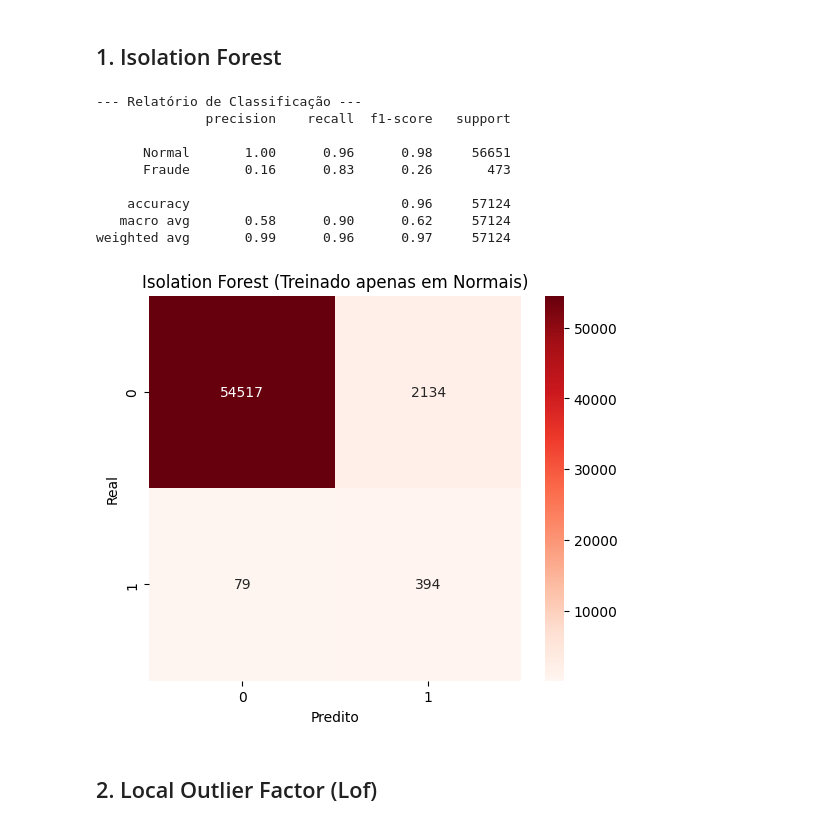
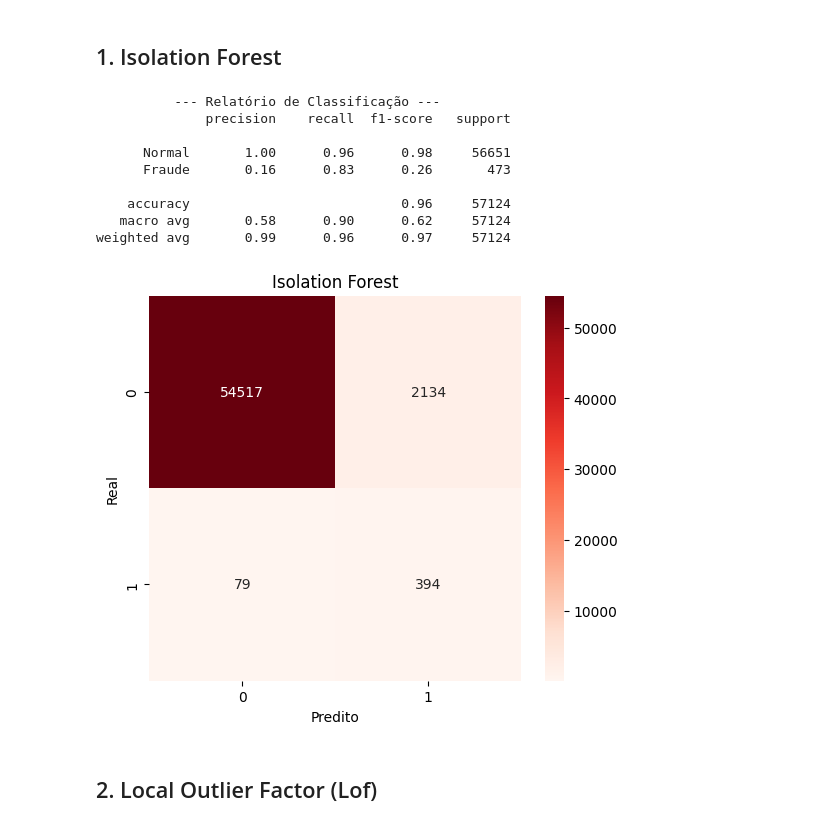
Before and after one commit to duckdogersxd/detection-fraud-project, a Jupyter notebook: notebooks/03_Modeling.ipynb, the cells around one changed output. Cells and saved outputs as stored; diff of their text form; code cells hidden in the pictures.

```diff
--- a/notebooks/03_Modeling.ipynb
+++ b/notebooks/03_Modeling.ipynb
@@ -29,21 +33,22 @@ print(f"Teste carregado: {x_test.shape}")
 # %% [output]
 Treino carregado: (226602, 30)
 Teste carregado: (57124, 30)
+# %%
+def plot_confusion_matrix(y_pred, title):
+    cm = confusion_matrix(y_test.iloc[:, 0], y_pred)
+    plt.figure(figsize=(6, 5))
+    sns.heatmap(cm, annot=True, fmt='d', cmap='Reds')
+    plt.title(label=title)
+    plt.ylabel('Real')
+    plt.xlabel('Predito')
+    plt.show()
 # %% [markdown]
 ## 1. Isolation Forest
 # %%
-iso_forest, y_pred = isolation_forest.isoforest(x_train, x_test, 100, 'auto', 42, 1)
+iso_forest, y_pred = isoforest(x_train, x_test, 100, 'auto', 'auto')
 # %%
-print("\n--- Relatório de Classificação ---")
-# y_test é um DataFrame, pegamos a primeira coluna para o classification_report
+print("\n          --- Relatório de Classificação ---")
 print(classification_report(y_test.iloc[:, 0], y_pred, target_names=['Normal', 'Fraude']))
 
-# Visualização da Matriz
-cm = confusion_matrix(y_test.iloc[:, 0], y_pred)
-plt.figure(figsize=(6, 5))
-sns.heatmap(cm, annot=True, fmt='d', cmap='Reds')
-plt.title('Isolation Forest (Treinado apenas em Normais)')
-plt.ylabel('Real')
-plt.xlabel('Predito')
-plt.show()
+plot_confusion_matrix(y_pred, "Isolation Forest")
 # %% [output]
@@ -51,11 +56,11 @@ plt.show()
               precision    recall  f1-score   support
 
       Normal       1.00      0.96      0.98     56651
       Fraude       0.16      0.83      0.26       473
 
     accuracy                           0.96     57124
    macro avg       0.58      0.90      0.62     57124
 weighted avg       0.99      0.96      0.97     57124
-[figure, old version]
+[figure, new version]
 # %% [markdown]
 ## 2. Local Outlier Factor (Lof)
```
Also changed, not shown: parts of 21 cells of this notebook, 4 other files.
